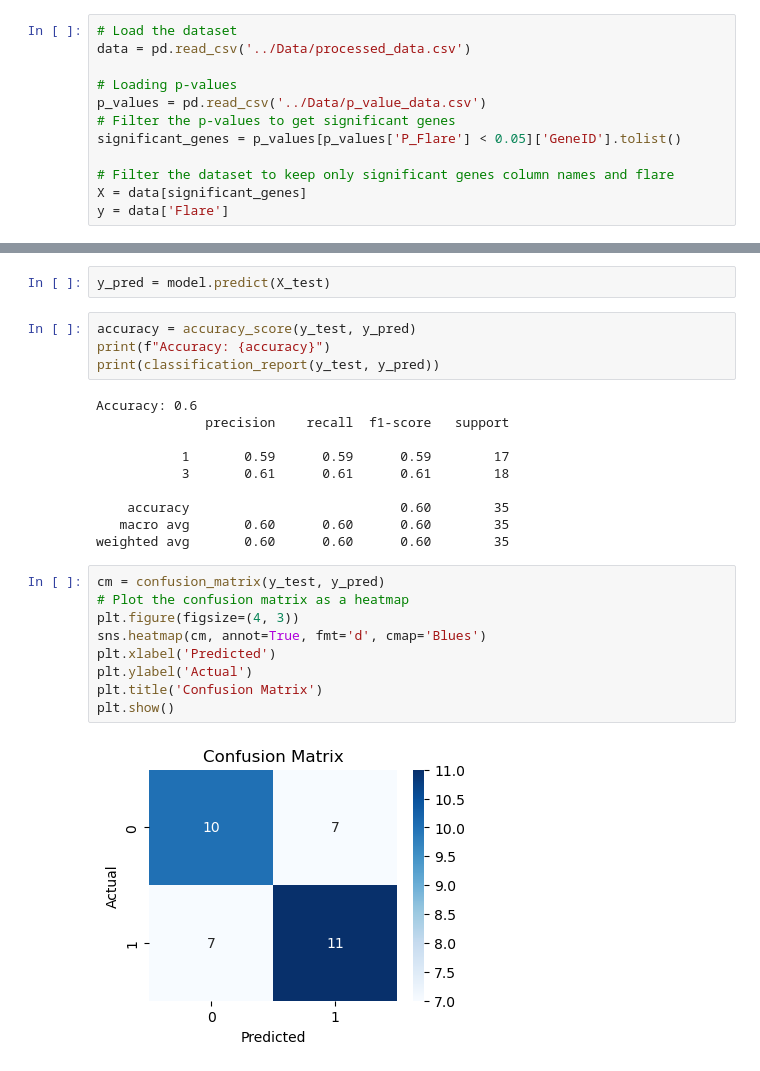
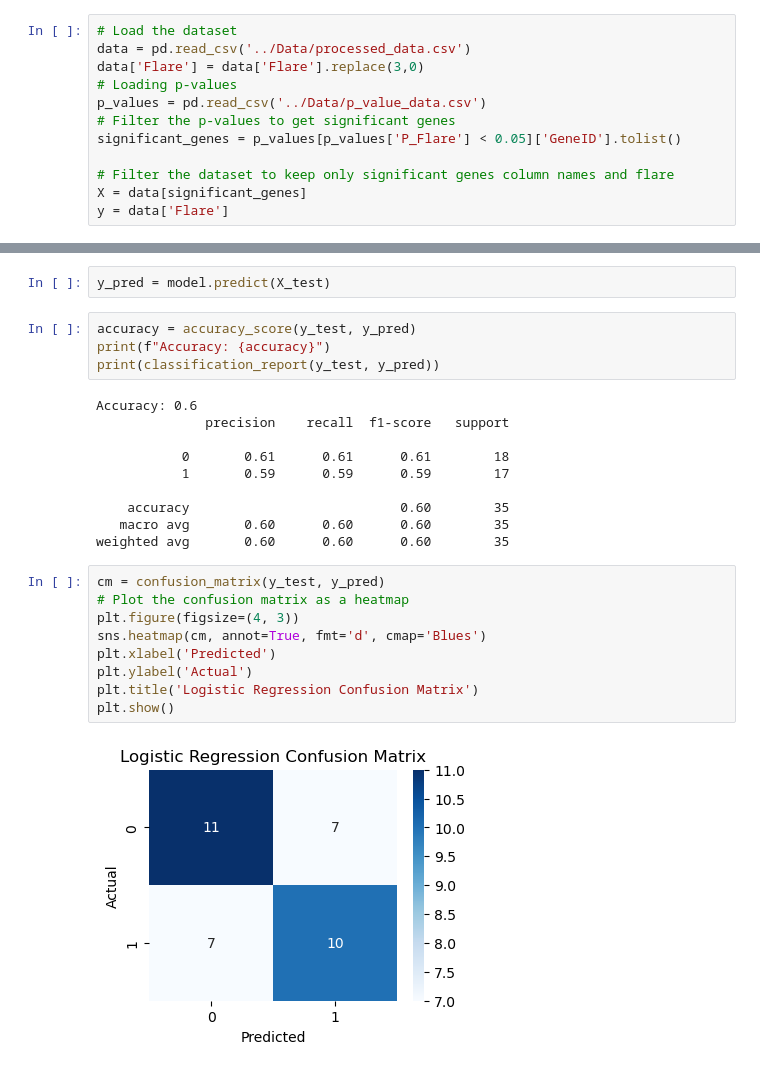
Before and after one commit to Husainz06/gout_flare, a Jupyter notebook: Notebooks/logistic_regression.ipynb, the cells around one changed output, grey strips where cells are left out. Cells and saved outputs as stored; diff of their text form.

```diff
--- a/Notebooks/logistic_regression.ipynb
+++ b/Notebooks/logistic_regression.ipynb
@@ -14,7 +14,7 @@ import matplotlib.pyplot as plt
 # %%
 # Load the dataset
 data = pd.read_csv('../Data/processed_data.csv')
-
+data['Flare'] = data['Flare'].replace(3,0)
 # Loading p-values
 p_values = pd.read_csv('../Data/p_value_data.csv')
 # Filter the p-values to get significant genes
@@ -47,8 +47,8 @@ print(classification_report(y_test, y_pred))
 Accuracy: 0.6
               precision    recall  f1-score   support
 
+           0       0.61      0.61      0.61        18
            1       0.59      0.59      0.59        17
-           3       0.61      0.61      0.61        18
 
     accuracy                           0.60        35
    macro avg       0.60      0.60      0.60        35
@@ -56,11 +56,11 @@ weighted avg       0.60      0.60      0.60        35
 # %%
 cm = confusion_matrix(y_test, y_pred)
 # Plot the confusion matrix as a heatmap
 plt.figure(figsize=(4, 3))
 sns.heatmap(cm, annot=True, fmt='d', cmap='Blues')
 plt.xlabel('Predicted')
 plt.ylabel('Actual')
-plt.title('Confusion Matrix')
+plt.title('Logistic Regression Confusion Matrix')
 plt.show()
 # %% [output]
-[figure, old version]
+[figure, new version]
```
Also changed, not shown: parts of 2 cells of this notebook, 7 other files.
